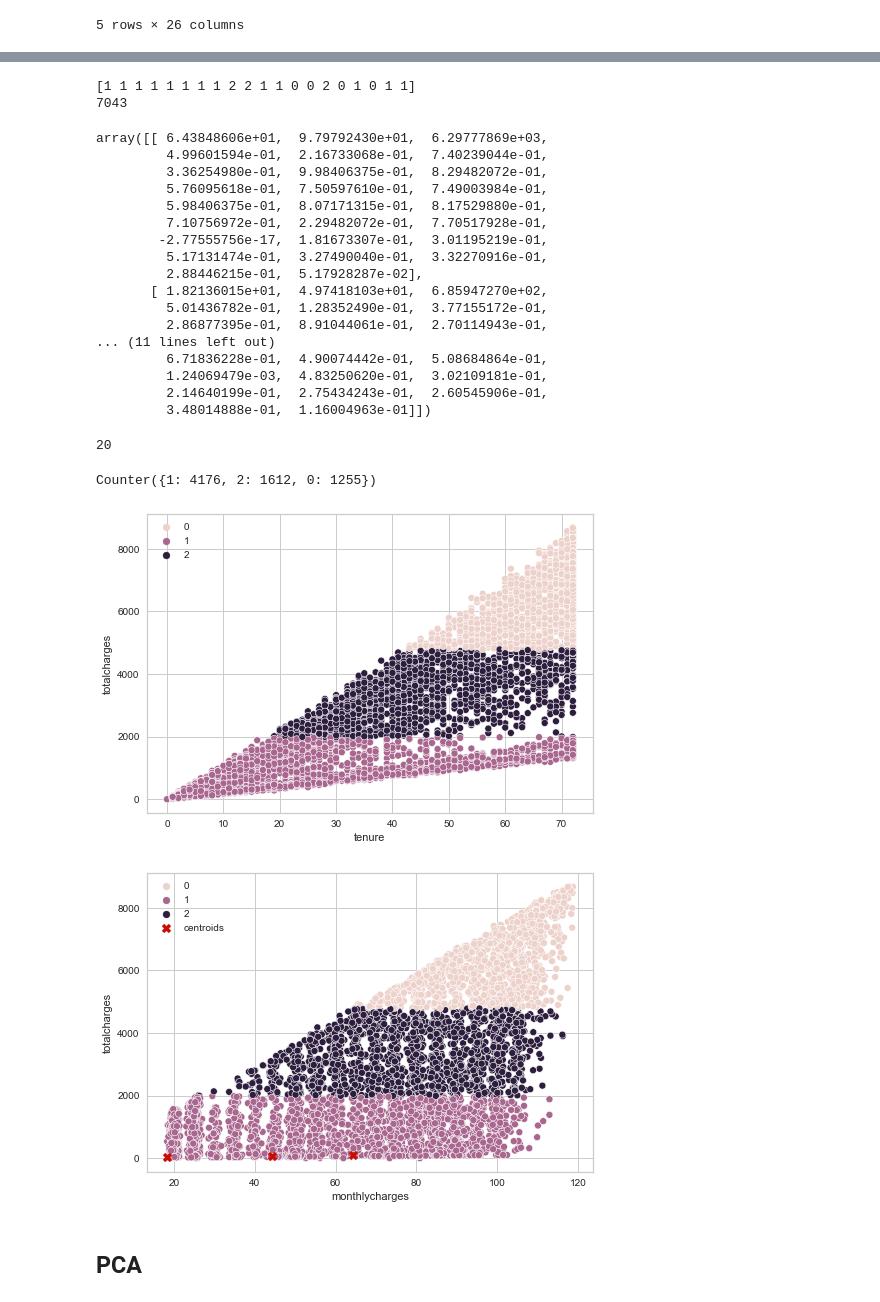
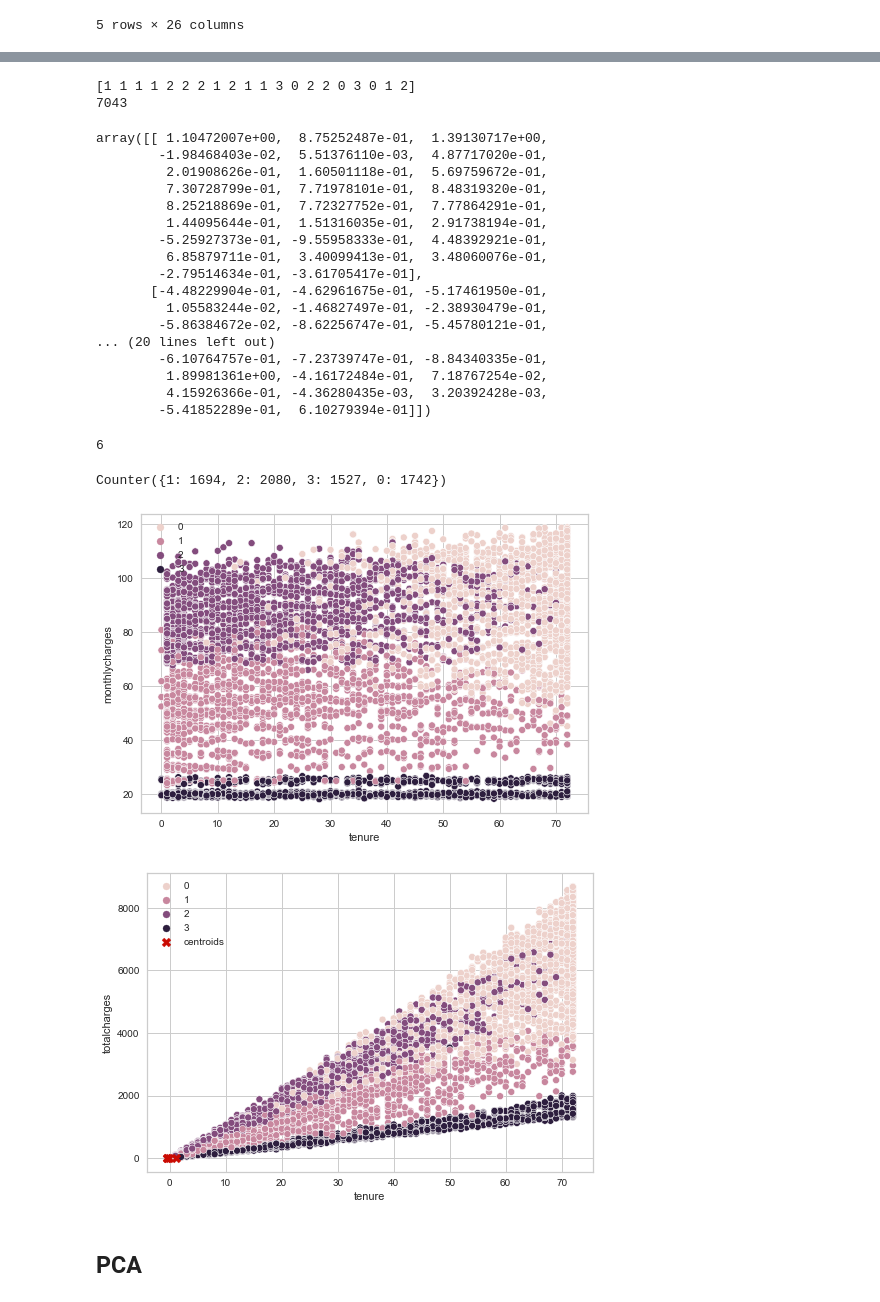
Before and after one commit to KristofVandewynckel/Telecom_Churn, a Jupyter notebook: K_means_clustering.ipynb, the cells around one changed output, grey strips where cells are left out. Saved outputs shown, nothing was run; the diff lists cells and outputs as text; code cells hidden in the pictures.

Commit message:
clustering

```diff
--- a/K_means_clustering.ipynb
+++ b/K_means_clustering.ipynb
@@ -40,7 +37,7 @@ visualizer.show()
 # %%
 from sklearn.cluster import KMeans
 # kmeans = KMeans(n_clusters=3, init='k-means++', random_state=0).fit(df)
-kmeans = KMeans(n_clusters=3, init='k-means++', random_state=0)
+kmeans = KMeans(n_clusters=4, init='k-means++', random_state=0)
 # %%
 y_predicted = kmeans.fit_predict(X)
 y_predicted
@@ -49,6 +46,6 @@ array([1, 1, 1, ..., 1, 1, 0])
 # %%
-X['cluster'] = y_predicted
-X.head(20)
+df['cluster'] = y_predicted
+df.head(20)
 # %% [output]
 |  | tenure | monthlycharges | totalcharges | gender_Male | seniorcitizen_Yes | partner_Yes | dependents_Yes | ... |
 | 0 | 1 | 29.85 | 29.85 | 0 | 0 | 1 | 0 | ... |
@@ -72,52 +69,52 @@ X.head(20)
 print(kmeans.labels_[:20])
 print(len(kmeans.labels_))
 # %% [output]
-[1 1 1 1 1 1 1 1 2 2 1 1 0 0 2 0 1 0 1 1]
+[1 1 1 1 2 2 2 1 2 1 1 3 0 2 2 0 3 0 1 2]
 7043
 # %%
 kmeans.cluster_centers_
 # %% [output]
-array([[ 6.43848606e+01,  9.79792430e+01,  6.29777869e+03,
-         4.99601594e-01,  2.16733068e-01,  7.40239044e-01,
-         3.36254980e-01,  9.98406375e-01,  8.29482072e-01,
-         5.76095618e-01,  7.50597610e-01,  7.49003984e-01,
-         5.98406375e-01,  8.07171315e-01,  8.17529880e-01,
-         7.10756972e-01,  2.29482072e-01,  7.70517928e-01,
-        -2.77555756e-17,  1.81673307e-01,  3.01195219e-01,
-         5.17131474e-01,  3.27490040e-01,  3.32270916e-01,
-         2.88446215e-01,  5.17928287e-02],
-       [ 1.82136015e+01,  4.97418103e+01,  6.85947270e+02,
-         5.01436782e-01,  1.28352490e-01,  3.77155172e-01,
-         2.86877395e-01,  8.91044061e-01,  2.70114943e-01,
-... (11 lines left out)
-         6.71836228e-01,  4.90074442e-01,  5.08684864e-01,
-         1.24069479e-03,  4.83250620e-01,  3.02109181e-01,
-         2.14640199e-01,  2.75434243e-01,  2.60545906e-01,
-         3.48014888e-01,  1.16004963e-01]])
+array([[ 1.10472007e+00,  8.75252487e-01,  1.39130717e+00,
+        -1.98468403e-02,  5.51376110e-03,  4.87717020e-01,
+         2.01908626e-01,  1.60501118e-01,  5.69759672e-01,
+         7.30728799e-01,  7.71978101e-01,  8.48319320e-01,
+         8.25218869e-01,  7.72327752e-01,  7.77864291e-01,
+         1.44095644e-01,  1.51316035e-01,  2.91738194e-01,
+        -5.25927373e-01, -9.55958333e-01,  4.48392921e-01,
+         6.85879711e-01,  3.40099413e-01,  3.48060076e-01,
+        -2.79514634e-01, -3.61705417e-01],
+       [-4.48229904e-01, -4.62961675e-01, -5.17461950e-01,
+         1.05583244e-02, -1.46827497e-01, -2.38930479e-01,
+        -5.86384672e-02, -8.62256747e-01, -5.45780121e-01,
+... (20 lines left out)
+        -6.10764757e-01, -7.23739747e-01, -8.84340335e-01,
+         1.89981361e+00, -4.16172484e-01,  7.18767254e-02,
+         4.15926366e-01, -4.36280435e-03,  3.20392428e-03,
+        -5.41852289e-01,  6.10279394e-01]])
 # %%
 kmeans.n_iter_
 # %% [output]
-20
+6
 # %%
 from collections import Counter
 Counter(kmeans.labels_)
 # %% [output]
-Counter({1: 4176, 2: 1612, 0: 1255})
+Counter({1: 1694, 2: 2080, 3: 1527, 0: 1742})
 # %%
 import seaborn as sns
 import matplotlib.pyplot as plt
-sns.scatterplot(data=df, x="tenure", y="totalcharges", hue=kmeans.labels_)
+sns.scatterplot(data=df, x="tenure", y="monthlycharges", hue=kmeans.labels_)
 plt.show()
 # %% [output]
-[figure, old version]
+[figure, new version]
 # %%
-sns.scatterplot(data=df, x="monthlycharges", y="totalcharges", hue=kmeans.labels_)
+sns.scatterplot(data=df, x="tenure", y="totalcharges", hue=kmeans.labels_)
 plt.scatter(kmeans.cluster_centers_[:,0], kmeans.cluster_centers_[:,1],
             marker="X", c="r", s=80, label="centroids")
 plt.legend()
 plt.show()
 # %% [output]
-[figure, old version]
+[figure, new version]
 # %% [markdown]
 ## PCA
 # %%
```
Also changed, not shown: parts of 8 cells of this notebook, 2 other files.
